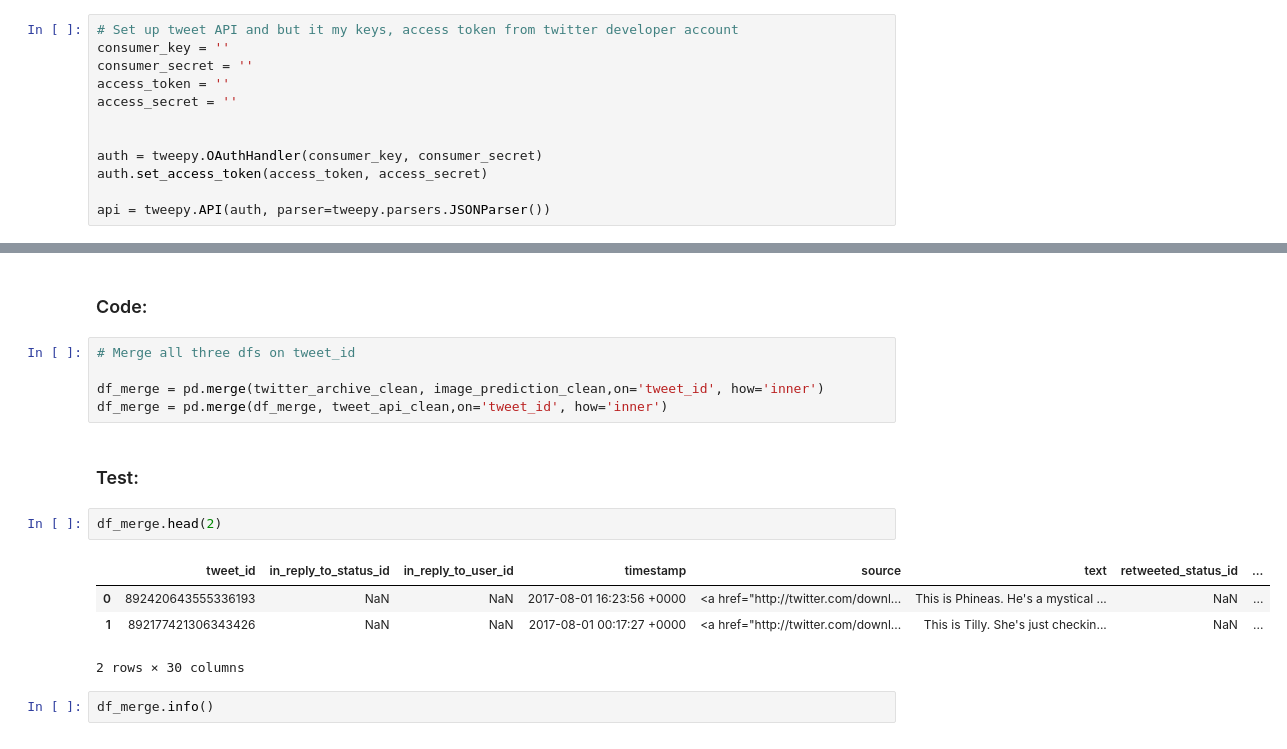
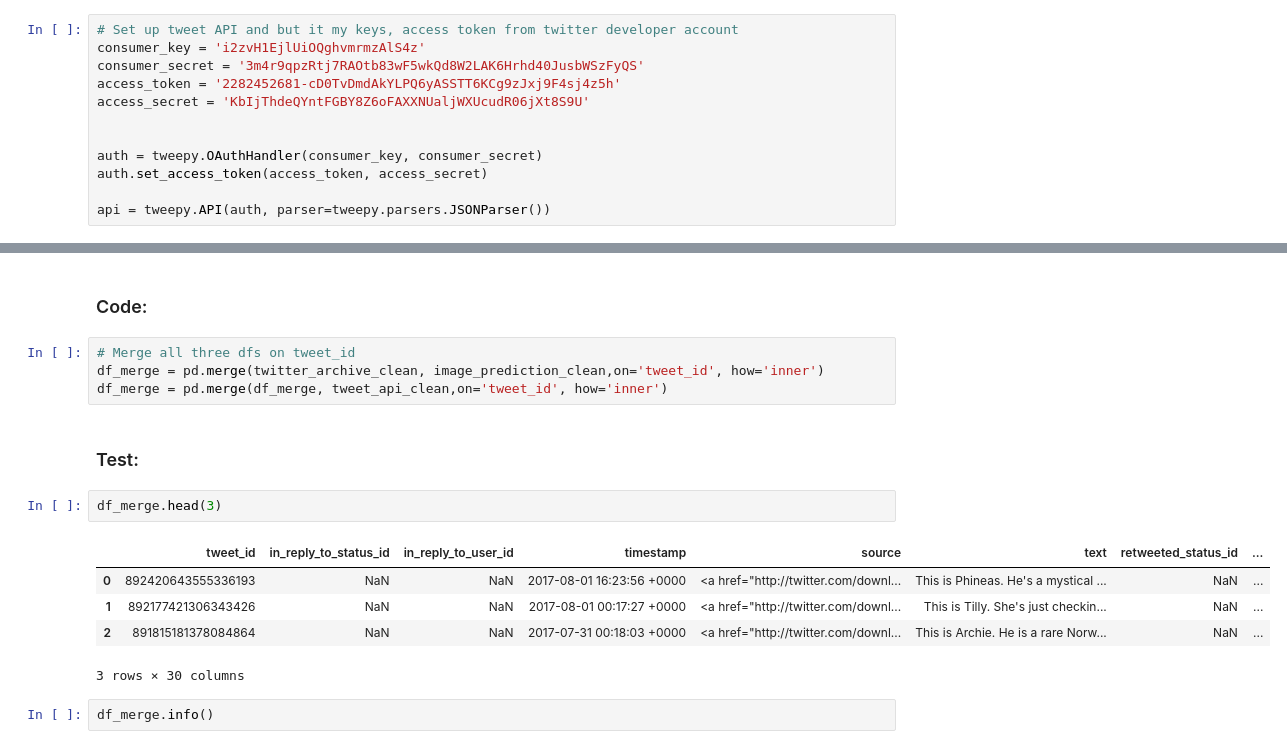
Before and after one commit to Abhijit99dey/Wrangle-and-Analyze-Data, a Jupyter notebook: wrangle_act.ipynb, the cells around one changed output, grey strips where cells are left out. Drawn from its saved outputs; the diff is of its cells as text.

```diff
--- a/wrangle_act.ipynb
+++ b/wrangle_act.ipynb
@@ -60,10 +60,10 @@ image_prediction.head()
 | 4 | 666049248165822465 | https://pbs.twimg.com/media/CT5IQ... | 1 | miniature_pinscher | 0.560311 | True | Rottweiler | 0.243682 | True | Doberman | 0.154629 | ... |
 # %%
 # Set up tweet API and but it my keys, access token from twitter developer account
-consumer_key = ''
-consumer_secret = ''
-access_token = ''
-access_secret = ''
+consumer_key = 'i2zvH1EjlUiOQghvmrmzAlS4z'
+consumer_secret = '3m4r9qpzRtj7RAOtb83wF5wkQd8W2LAK6Hrhd40JusbWSzFyQS'
+access_token = '2282452681-cD0TvDmdAkYLPQ6yASSTT6KCg9zJxj9F4sj4z5h'
+access_secret = 'KbIjThdeQYntFGBY8Z6oFAXXNUaljWXUcudR06jXt8S9U'
 
 
 auth = tweepy.OAuthHandler(consumer_key, consumer_secret)
@@ -340,18 +346,18 @@ Twitter_archieve, image_prediction and tweet_api should all be combine. All thre
 ### Code:
 # %%
 # Merge all three dfs on tweet_id
-
 df_merge = pd.merge(twitter_archive_clean, image_prediction_clean,on='tweet_id', how='inner')
 df_merge = pd.merge(df_merge, tweet_api_clean,on='tweet_id', how='inner')
 # %% [markdown]
 ### Test:
 # %%
-df_merge.head(2)
+df_merge.head(3)
 # %% [output]
 |  | tweet_id | in_reply_to_status_id | in_reply_to_user_id | timestamp | source | text | retweeted_status_id | ... |
 | 0 | 892420643555336193 | NaN | NaN | 2017-08-01 16:23:56 +0000 | <a href="http://twitter.com/downl... | This is Phineas. He's a mystical ... | NaN | ... |
 | 1 | 892177421306343426 | NaN | NaN | 2017-08-01 00:17:27 +0000 | <a href="http://twitter.com/downl... | This is Tilly. She's just checkin... | NaN | ... |
+| 2 | 891815181378084864 | NaN | NaN | 2017-07-31 00:18:03 +0000 | <a href="http://twitter.com/downl... | This is Archie. He is a rare Norw... | NaN | ... |
-2 rows × 30 columns
+3 rows × 30 columns
 # %%
 df_merge.info()
 # %% [output]
```
Also changed, not shown: parts of 24 cells of this notebook.
